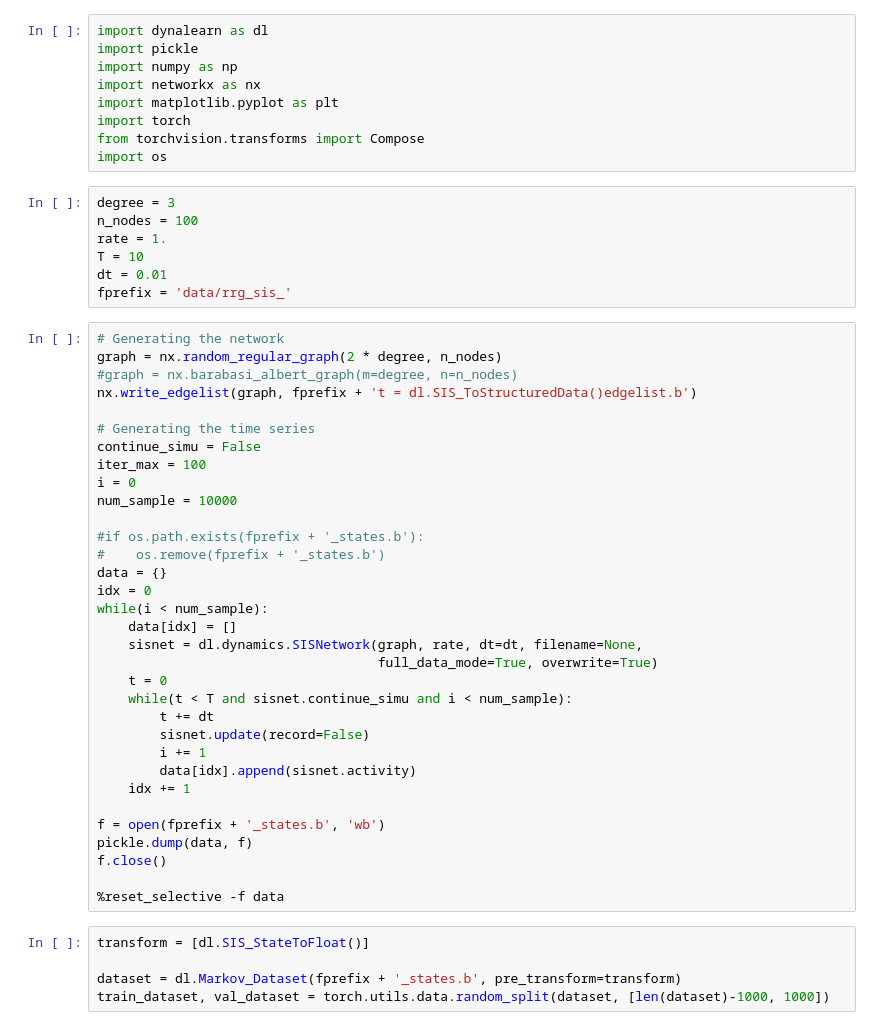
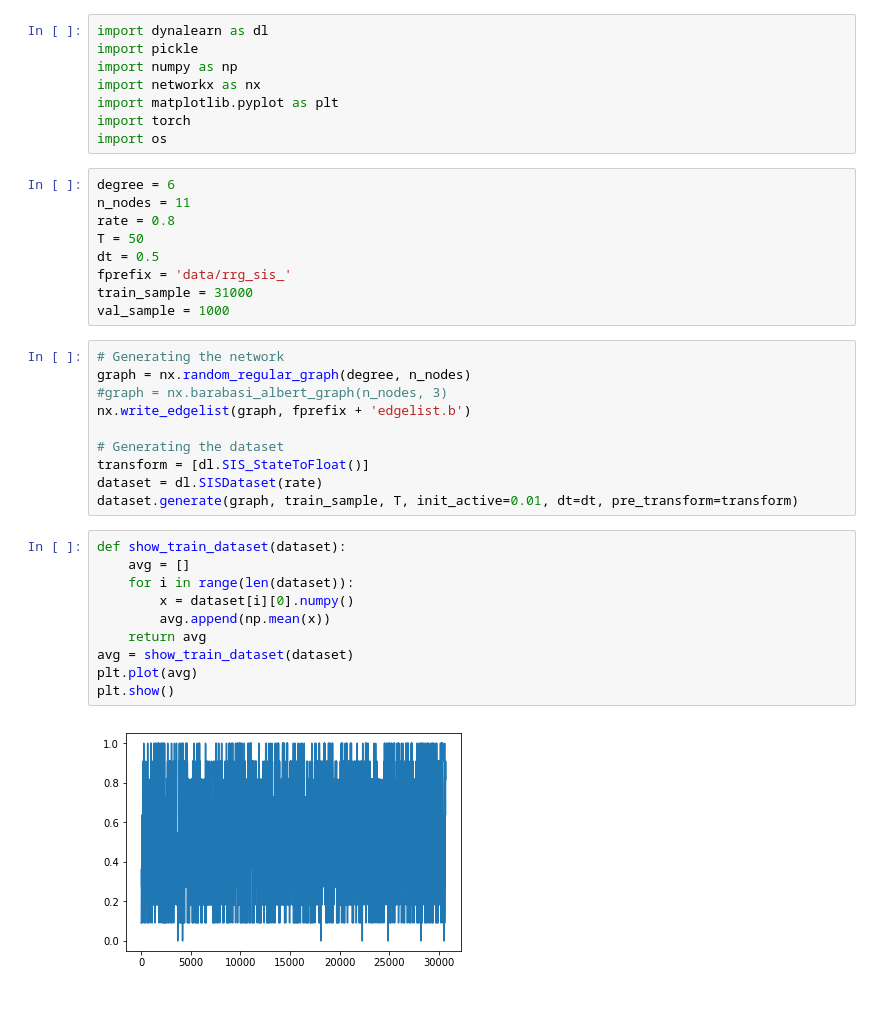
Before and after one commit to charlesmurphy1/dynalearn, a Jupyter notebook: notebooks/cvae_SIS_naivemethod.ipynb, the cells around one changed output. Cells and saved outputs as stored; diff of their text form; blank space fills up the shorter version.

```diff
--- a/notebooks/cvae_SIS_naivemethod.ipynb
+++ b/notebooks/cvae_SIS_naivemethod.ipynb
@@ -5,51 +5,36 @@ import numpy as np
 import networkx as nx
 import matplotlib.pyplot as plt
 import torch
-from torchvision.transforms import Compose
 import os
 # %%
-degree = 3
-n_nodes = 100
-rate = 1.
-T = 10
-dt = 0.01
+degree = 6
+n_nodes = 11
+rate = 0.8
+T = 50
+dt = 0.5
 fprefix = 'data/rrg_sis_'
+train_sample = 31000
+val_sample = 1000
-# %%
-# Generating the network
-graph = nx.random_regular_graph(2 * degree, n_nodes)
-#graph = nx.barabasi_albert_graph(m=degree, n=n_nodes)
-nx.write_edgelist(graph, fprefix + 't = dl.SIS_ToStructuredData()edgelist.b')
-
-# Generating the time series
-continue_simu = False
-iter_max = 100
-i = 0
-num_sample = 10000
-
-#if os.path.exists(fprefix + '_states.b'):
-#    os.remove(fprefix + '_states.b')
-data = {}
-idx = 0
-while(i < num_sample):
-    data[idx] = []
-    sisnet = dl.dynamics.SISNetwork(graph, rate, dt=dt, filename=None,
-                                    full_data_mode=True, overwrite=True)
-    t = 0
-    while(t < T and sisnet.continue_simu and i < num_sample):
-        t += dt
-        sisnet.update(record=False)
-        i += 1
-        data[idx].append(sisnet.activity)
-    idx += 1
-
-f = open(fprefix + '_states.b', 'wb')
-pickle.dump(data, f)
-f.close()
-
-%reset_selective -f data
-# %%
-transform = [dl.SIS_StateToFloat()]
-
-dataset = dl.Markov_Dataset(fprefix + '_states.b', pre_transform=transform)
-train_dataset, val_dataset = torch.utils.data.random_split(dataset, [len(dataset)-1000, 1000])
+# %%
+# Generating the network
+graph = nx.random_regular_graph(degree, n_nodes)
+#graph = nx.barabasi_albert_graph(n_nodes, 3)
+nx.write_edgelist(graph, fprefix + 'edgelist.b')
+
+# Generating the dataset
+transform = [dl.SIS_StateToFloat()]
+dataset = dl.SISDataset(rate)
+dataset.generate(graph, train_sample, T, init_active=0.01, dt=dt, pre_transform=transform)
+# %%
+def show_train_dataset(dataset):
+    avg = []
+    for i in range(len(dataset)):
+        x = dataset[i][0].numpy()
+        avg.append(np.mean(x))
+    return avg
+avg = show_train_dataset(dataset)
+plt.plot(avg)
+plt.show()
+# %% [output]
+[figure, added]
 # %%
```
Also changed, not shown: parts of 19 cells of this notebook, 16 other files.
